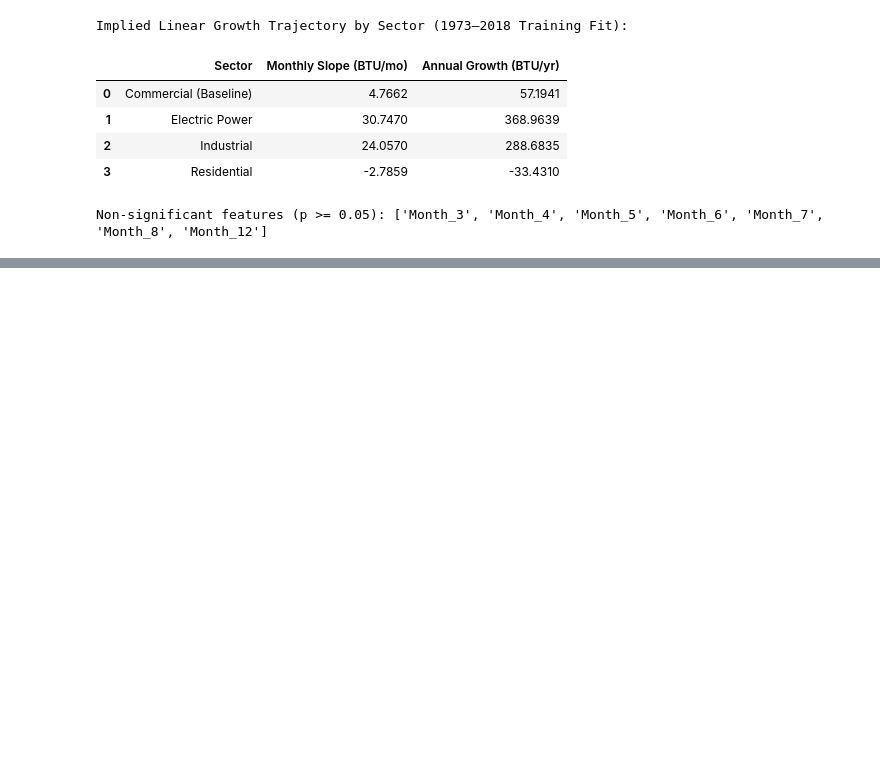
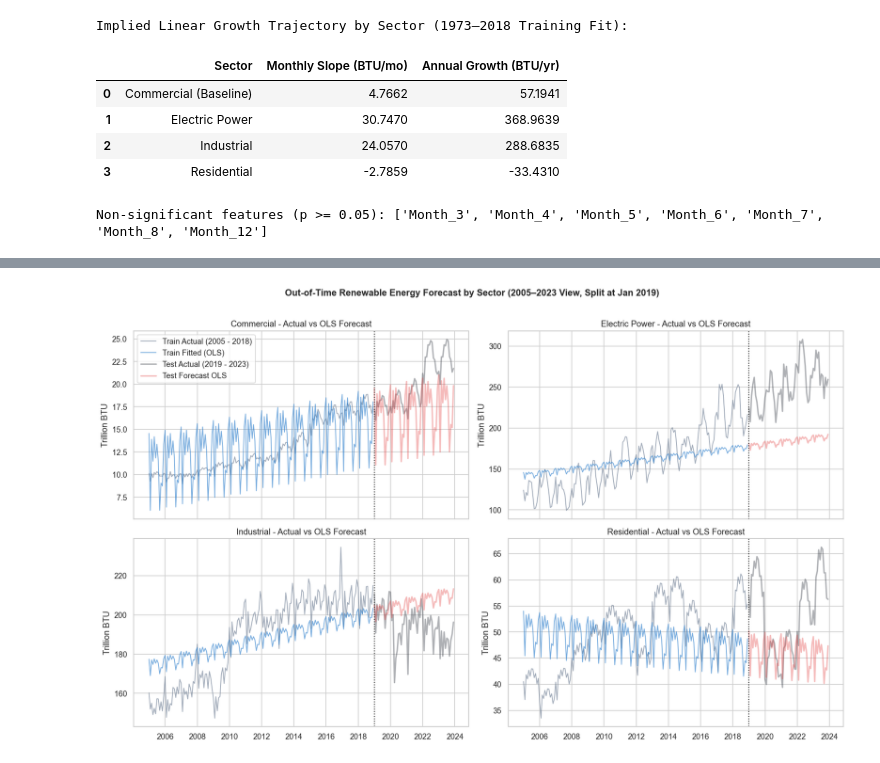
Before and after one commit to MichaelB232/41_IF-D_KataAnissaBebas, a Jupyter notebook: notebooks/04_modeling_and_evaluation.ipynb, the cells around one changed output, grey strips where cells are left out. Saved outputs shown, nothing was run; the diff lists cells and outputs as text; code cells hidden in the pictures; blank space fills up the shorter version.

```diff
--- a/notebooks/04_modeling_and_evaluation.ipynb
+++ b/notebooks/04_modeling_and_evaluation.ipynb
@@ -193,0 +332,8 @@ Non-significant features (p >= 0.05): ['Month_3', 'Month_4', 'Month_5', 'Month_6
+# %%
+train_eval = meta_train.copy()
+train_eval['Predicted'] = ols_model.predict(X_train_const).values
+train_eval['Split'] = 'Train'
+
+test_eval = meta_test.copy()
+test_eval['Predicted'] = ols_model.predict(X_test_const).values
+test_eval['Split'] = 'Test'
@@ -193,0 +367,70 @@ Non-significant features (p >= 0.05): ['Month_3', 'Month_4', 'Month_5', 'Month_6
+# %%
+full_eval = pd.concat([train_eval, test_eval], ignore_index=True)
+full_eval["Date"] = pd.to_datetime(
+    dict(year=full_eval["Year"], month=full_eval["Month"], day=1)
+)
+plot_df = full_eval[full_eval["Year"] >= 2005].copy()
+
+sectors = sorted(plot_df["Sector"].unique())
+fig, axes = plt.subplots(2, 2, figsize=(15, 9), sharex=True)
+axes = axes.flatten()
+
+for ax, sec in zip(axes, sectors):
+    sub = plot_df[plot_df["Sector"] == sec].sort_values("Date")
+    sub_tr = sub[sub["Split"] == "Train"]
+    sub_te = sub[sub["Split"] == "Test"]
+
+    # Recent training context (2005–2018)
+    ax.plot(
+        sub_tr["Date"],
+        sub_tr["Total Renewable Energy"],
+        alpha=0.65,
+        linewidth=1.2,
+        color='#718096',
+        label="Train Actual (2005 - 2018)",
+    )
+    ax.plot(
+        sub_tr["Date"],
+        sub_tr["Predicted"],
+        alpha=0.65,
+        linewidth=1.2,
+        color='#3182ce',
+        label="Train Fitted (OLS)",
+    )
+
+    # Out-of-Time forecast horizon (2019-2023)
+    ax.plot(
+        sub_te["Date"],
+        sub_te["Total Renewable Energy"],
+        alpha=0.35,
+        linewidth=2.0,
+        color='#1a202c',
+        label="Test Actual (2019 - 2023)",
+    )
+    ax.plot(
+        sub_te["Date"],
+        sub_te["Predicted"],
+        alpha=0.35,
+        color='#e53e3e',
+        linewidth=2.0,
+        label="Test Forecast OLS",
+    )
+
+    ax.axvline(pd.Timestamp("2019-01-01"), color="black", linestyle=":", linewidth=1.3)
+    ax.set_title(f"{sec} - Actual vs OLS Forecast")
+    ax.set_ylabel("Trillion BTU")
+
+    if ax is axes[0]:
+        ax.legend(loc="upper left")
+
+fig.suptitle(
+    "Out-of-Time Renewable Energy Forecast by Sector (2005–2023 View, Split at Jan 2019)",
+    fontsize=13,
+    fontweight="bold",
+    y=1.01,
+)
+plt.tight_layout()
+plt.savefig(FIGURES_DIR / "04_forecast_by_sector.png", dpi=150, bbox_inches="tight")
+plt.show()
+# %% [output]
+[figure, added]
```
Also changed, not shown: parts of 8 cells of this notebook, 2 other files.
